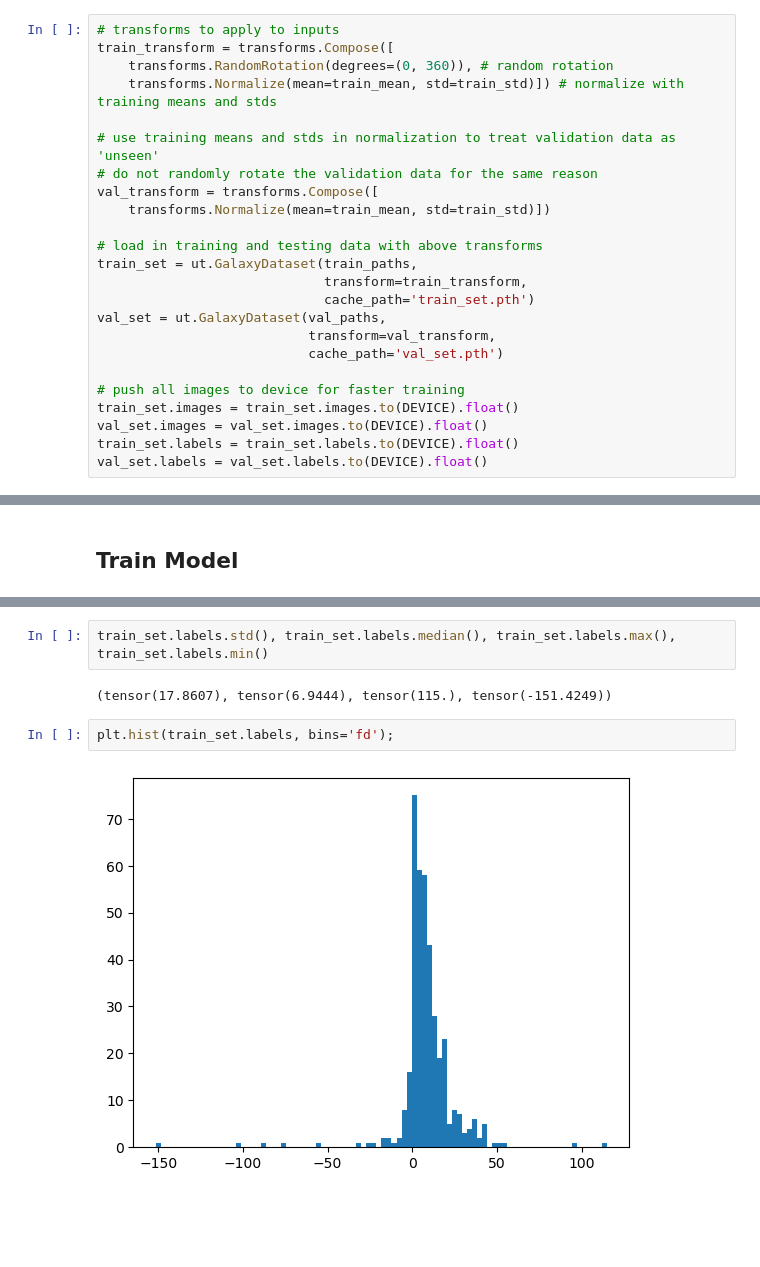
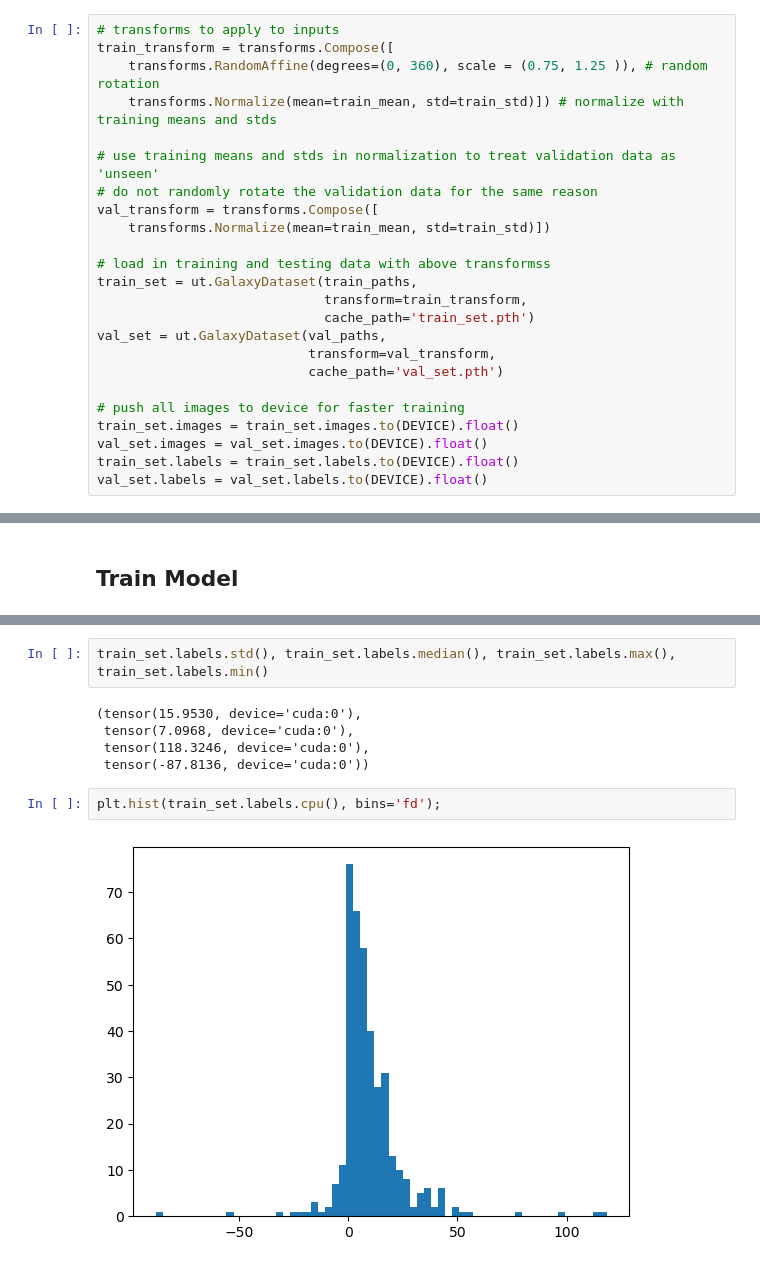
Before and after one commit to hartysimon-sketch/Galaxy-Classifier, a Jupyter notebook: Summer Research/train_test.ipynb, the cells around one changed output, grey strips where cells are left out. Saved outputs shown, nothing was run; the diff lists cells and outputs as text; blank space fills up the shorter version.

```diff
--- a/Summer Research/train_test.ipynb
+++ b/Summer Research/train_test.ipynb
@@ -48,7 +47,7 @@ train_std = train_set.images.std()
 # %%
 # transforms to apply to inputs
 train_transform = transforms.Compose([
-    transforms.RandomRotation(degrees=(0, 360)), # random rotation
+    transforms.RandomAffine(degrees=(0, 360), scale = (0.75, 1.25 )), # random rotation
     transforms.Normalize(mean=train_mean, std=train_std)]) # normalize with training means and stds
 
 # use training means and stds in normalization to treat validation data as 'unseen'
@@ -56,7 +55,7 @@ train_transform = transforms.Compose([
 val_transform = transforms.Compose([
     transforms.Normalize(mean=train_mean, std=train_std)])
 
-# load in training and testing data with above transforms
+# load in training and testing data with above transformss
 train_set = ut.GalaxyDataset(train_paths,
                              transform=train_transform,
                              cache_path='train_set.pth')
@@ -264,8 +266,11 @@ fig.tight_layout()
 # %%
 train_set.labels.std(), train_set.labels.median(), train_set.labels.max(), train_set.labels.min()
 # %% [output]
-(tensor(17.8607), tensor(6.9444), tensor(115.), tensor(-151.4249))
+(tensor(15.9530, device='cuda:0'),
+ tensor(7.0968, device='cuda:0'),
+ tensor(118.3246, device='cuda:0'),
+ tensor(-87.8136, device='cuda:0'))
 # %%
-plt.hist(train_set.labels, bins='fd');
+plt.hist(train_set.labels.cpu(), bins='fd');
 # %% [output]
-[figure, old version]
+[figure, new version]
```
Also changed, not shown: parts of 10 cells of this notebook, 20 other files.
